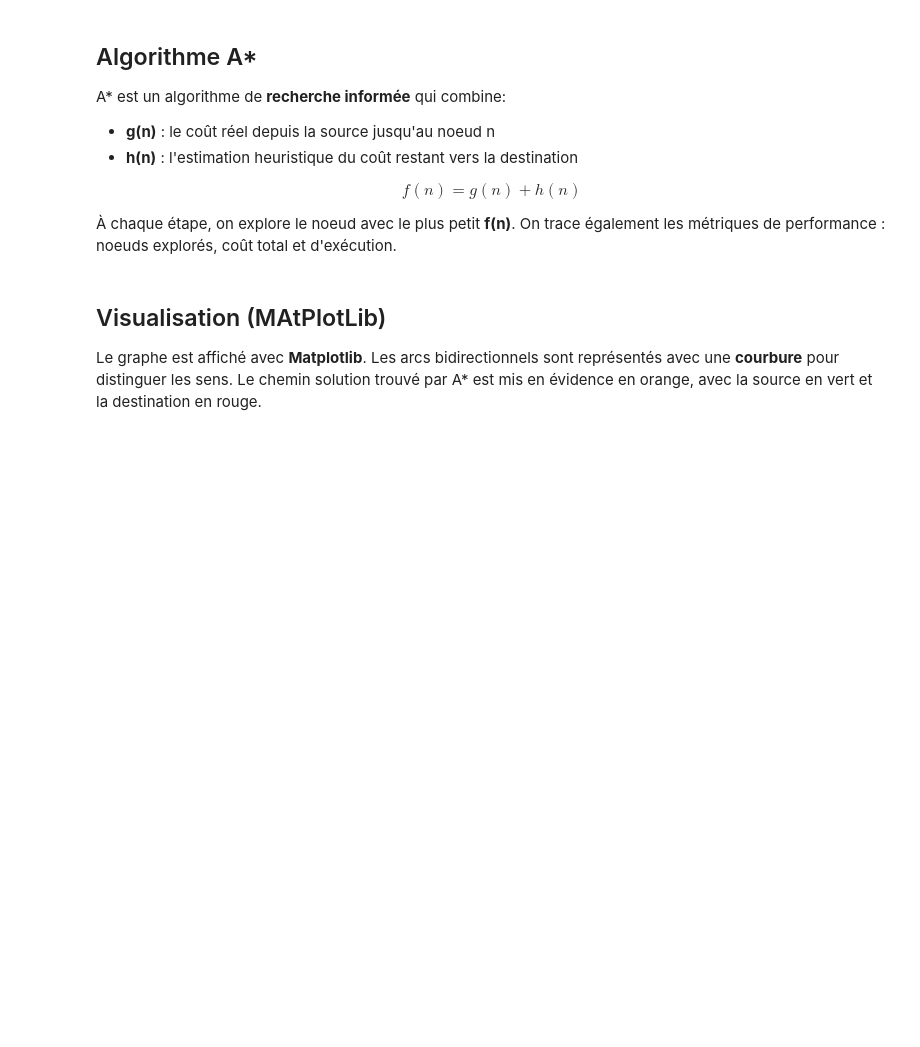
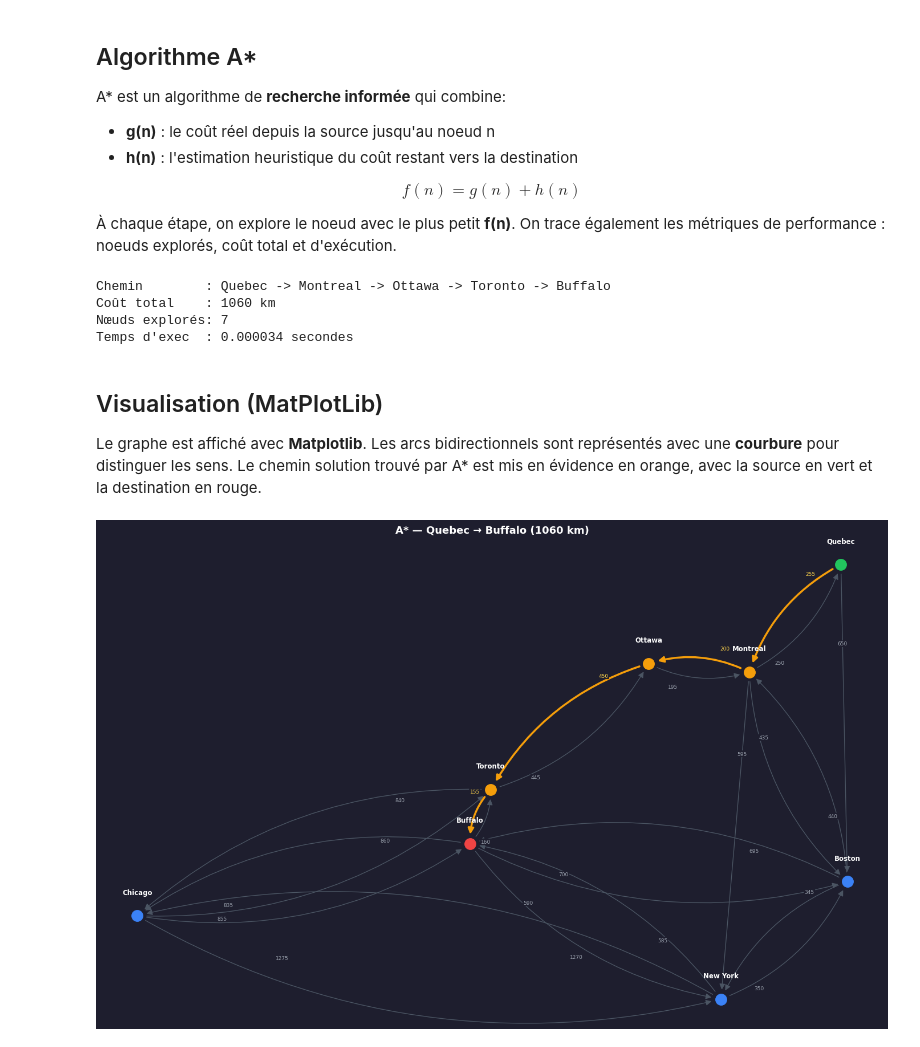
Before and after one commit to zammorrak/TP1AI2, a Jupyter notebook: Astar.ipynb, the cells around one changed output. Saved outputs shown, nothing was run; the diff lists cells and outputs as text; code cells hidden in the pictures; blank space fills up the shorter version.

```diff
--- a/Astar.ipynb
+++ b/Astar.ipynb
@@ -116,20 +135,20 @@ $$f(n) = g(n) + h(n)$$
 À chaque étape, on explore le noeud avec le plus petit **f(n)**.
 On trace également les métriques de performance : noeuds explorés, coût total et d'exécution.
 # %%
-import heapq
+import heapq # Importation du module heapq pour utiliser une file de priorité
 import time
 
 def a_star(graphe: GraphOriente, source: str, destination: str):
 
     debut = time.perf_counter()
 
-    g = {ville: float('inf') for ville in graphe.sommets()}
-    g[source] = 0
+    cout_des_villes = {ville: float('inf') for ville in graphe.sommets()} # Autre ville = infini, source = 0
+    cout_des_villes[source] = 0
 
-    predecesseurs = {ville: None for ville in graphe.sommets()}
+    predecesseurs = {ville: None for ville in graphe.sommets()} # Chemin mémorisé
 
     h_source = heuristique(graphe, source, destination)
-    file = [(h_source, source)]
+    file = [(h_source, source)] # File de priorité initialisée avec la source et son coût
 
     visites = set()
     noeuds_explores = 0
@@ -146,75 +165,79 @@ def a_star(graphe: GraphOriente, source: str, destination: str):
         if ville_actuelle == destination:
             break
 
-        for voisin, poids in graphe.voisins(ville_actuelle):
+        for voisin, poids in graphe.voisins(ville_actuelle): # Explore les arcs sotants
             if voisin in visites:
                 continue
 
-            g_nouveau = g[ville_actuelle] + poids
+            # Relaxation des arcs
+            cout_nouveau = cout_des_villes[ville_actuelle] + poids # Calcul du cout pour atteindre voisin via actuel
 
-            if g_nouveau < g[voisin]:
-                g[voisin] = g_nouveau
-                predecesseurs[voisin] = ville_actuelle
-                f_voisin = g_nouveau + heuristique(graphe, voisin, destination)
-                heapq.heappush(file, (f_voisin, voisin))
+            if cout_nouveau < cout_des_villes[voisin]: # Si ce chemin est meilleur que le meilleur connu pour le voisin
+                cout_des_villes[voisin] = cout_nouveau
+                predecesseurs[voisin] = ville_actuelle # Mise à jour du prédécesseur du voisin
+                f_voisin = cout_nouveau + heuristique(graphe, voisin, destination)
+                heapq.heappush(file, (f_voisin, voisin)) # Ajout du voisin à la file de priorité avec son coût f
 
     fin = time.perf_counter()
     temps_exec = fin - debut
 
     chemin = []
     etape = destination
-    while etape is not None:
+    while etape is not None: # emonte le chemin à rebours via les prédécesseurs
         chemin.append(etape)
         etape = predecesseurs[etape]
     chemin.reverse()
 
-    if chemin[0] != source:
+    if chemin[0] != source: # chemin existe ou pas
         return None, float('inf'), noeuds_explores, temps_exec
 
-    cout_total = g[destination]
+    cout_total = cout_des_villes[destination]
 
     return chemin, cout_total, noeuds_explores, temps_exec
 
 chemin, cout, noeuds, temps = a_star(graphe, VILLE_SOURCE, VILLE_DESTINATION)
 
-print("=== Résultats A* ===")
 print(f"Chemin        : {' -> '.join(chemin)}")
 print(f"Coût total    : {cout} km")
 print(f"Nœuds explorés: {noeuds}")
 print(f"Temps d'exec  : {temps:.6f} secondes")
+# %% [output]
+Chemin        : Quebec -> Montreal -> Ottawa -> Toronto -> Buffalo
+Coût total    : 1060 km
+Nœuds explorés: 7
+Temps d'exec  : 0.000034 secondes
 # %% [markdown]
-## Visualisation (MAtPlotLib)
+## Visualisation (MatPlotLib)
 
 Le graphe est affiché avec **Matplotlib**. Les arcs bidirectionnels sont représentés avec une **courbure** pour distinguer les sens.
 Le chemin solution trouvé par A* est mis en évidence en orange, avec la source en vert et la destination en rouge.
 # %%
 import matplotlib.pyplot as plt
-import matplotlib.patches as mpatches
 
 def visualiser_graphe(graphe: GraphOriente, chemin: list = None, titre: str = "Graphe orienté pondéré"):
     fig, ax = plt.subplots(figsize=(14, 9))
     ax.set_facecolor("#1e1e2e")
     fig.patch.set_facecolor("#1e1e2e")
 
-    coords = {ville: (lon, lat) for ville, (lat, lon) in graphe.villes.items()}
+    coords = {ville: (lon, lat) for ville, (lat, lon) in graphe.villes.items()} # x = longitude, y latitude
 
-    arcs_chemin = set()
+    arcs_chemin = set() # Arc du chemin solution
     if chemin:
-        for i in range(len(chemin) - 1):
-            arcs_chemin.add((chemin[i], chemin[i + 1]))
+        for i in range(len(chemin) - 1):# Parcours du chemin, arcs à mettre en évidence, -1 pour pas hors limites
+            arcs_chemin.add((chemin[i], chemin[i + 1])) #pair des villes consécutives
 
 
-    for ville, arcs in graphe.adjacences.items():
-        x1, y1 = coords[ville]
-        for voisin, poids in arcs:
-            x2, y2 = coords[voisin]
-            est_chemin = (ville, voisin) in arcs_chemin
+    for ville, arcs in graphe.adjacences.items(): # Ville et arc sortant
+        x1, y1 = coords[ville] # origine
+        for voisin, poids in arcs: #arc sortant de originie
+            x2, y2 = coords[voisin] #destination
+            est_chemin = (ville, voisin) in arcs_chemin # Arc dans solution?
 
             couleur = "#f59e0b" if est_chemin else "#4b5563"
             lw = 2.5 if est_chemin else 1.0
             zorder = 3 if est_chemin else 1
 
-            arc_inverse = any(v == ville for v, _ in graphe.adjacences[voisin])
+            arc_inverse = any(v == ville for v, _ in graphe.adjacences[voisin]) # Arc retour existe?
             rad = 0.2 if arc_inverse else 0.0
 
             ax.annotate(
@@ -249,40 +272,32 @@ def visualiser_graphe(graphe: GraphOriente, chemin: list = None, titre: str = "G
                     color="#9ca3af" if not est_chemin else "#fcd34d",
                     ha='center', va='center',
                     bbox=dict(boxstyle='round,pad=0.15', fc='#1e1e2e', ec='none'),
                     zorder=4)
 
     for ville, (x, y) in coords.items():
         est_dans_chemin = chemin and ville in chemin
         est_source  = chemin and ville == chemin[0]
         est_destination = chemin and ville == chemin[-1]
 
         if est_source:
             couleur_noeud = "#22c55e"
         elif est_destination:
             couleur_noeud = "#ef4444"
         elif est_dans_chemin:
             couleur_noeud = "#f59e0b"
         else:
             couleur_noeud = "#3b82f6"
 
         ax.plot(x, y, 'o', markersize=14, color=couleur_noeud, zorder=5)
         ax.text(x, y + 0.3, ville, fontsize=8.5, color="white",
                 ha='center', fontweight='bold', zorder=6)
 
-    legende = [
-        mpatches.Patch(color="#22c55e", label="Source"),
-        mpatches.Patch(color="#ef4444", label="Destination"),
-        mpatches.Patch(color="#f59e0b", label="Chemin solution"),
-        mpatches.Patch(color="#3b82f6", label="Autre ville"),
-        mpatches.Patch(color="#4b5563", label="Autre arc"),
-    ]
-    ax.legend(handles=legende, loc="lower right",
-              facecolor="#2d2d3f", edgecolor="none", labelcolor="white", fontsize=9)
-
     ax.set_title(titre, color="white", fontsize=13, fontweight='bold', pad=12)
     ax.axis("off")
     plt.tight_layout()
     plt.show()
 
 chemin, cout, noeuds, temps = a_star(graphe, VILLE_SOURCE, VILLE_DESTINATION)
 visualiser_graphe(graphe, chemin, titre=f"A* — {VILLE_SOURCE} → {VILLE_DESTINATION} ({cout} km)")
+# %% [output]
+[figure, added]
```
Also changed, not shown: parts of 2 cells of this notebook, 2 other files.
